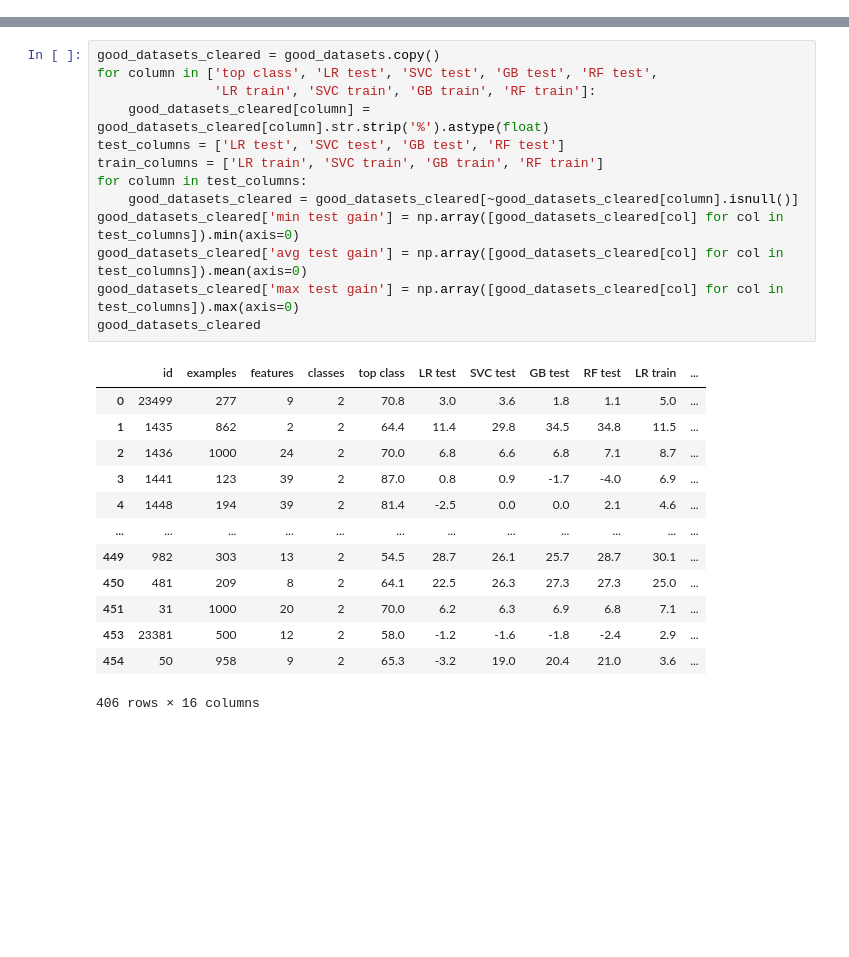
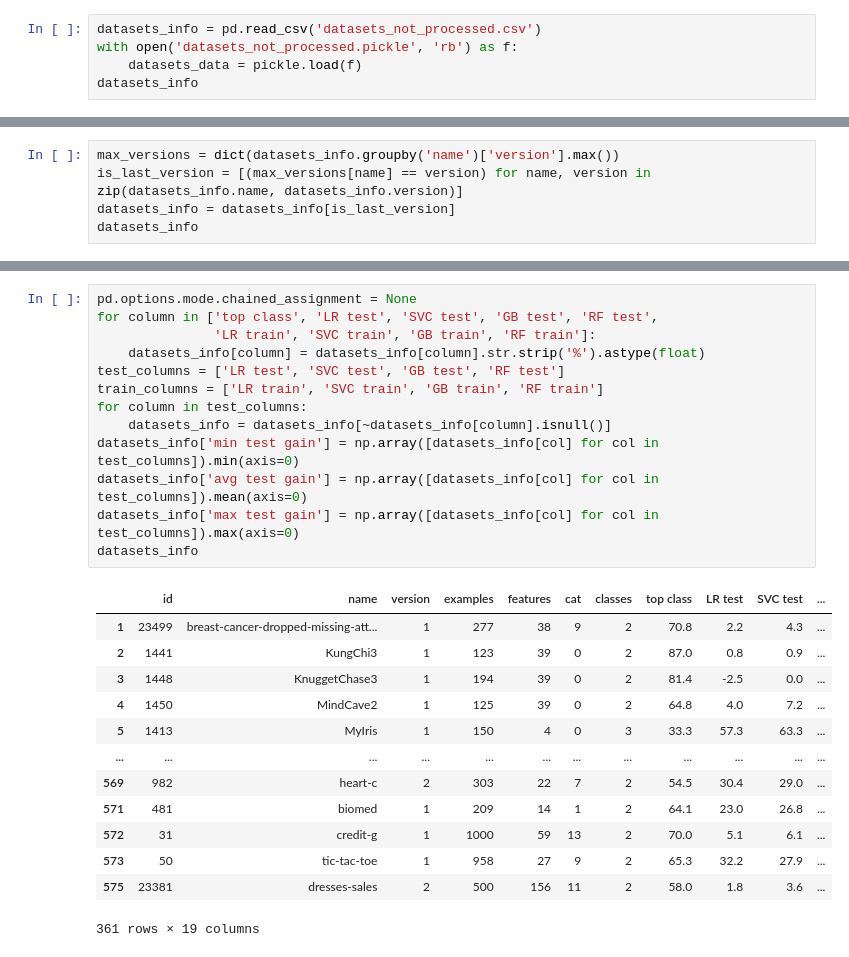
Before and after one commit to sedol1339/openml_datasets, a Jupyter notebook: OpenML.ipynb, the cells around one changed output, grey strips where cells are left out. Cells and saved outputs as stored; diff of their text form; blank space fills up the shorter version.

```diff
--- a/OpenML.ipynb
+++ b/OpenML.ipynb
@@ -192,0 +218,5 @@ good_datasets
+# %%
+datasets_info = pd.read_csv('datasets_not_processed.csv')
+with open('datasets_not_processed.pickle', 'rb') as f:
+    datasets_data = pickle.load(f)
+datasets_info
@@ -192,0 +237,5 @@ good_datasets
+# %%
+max_versions = dict(datasets_info.groupby('name')['version'].max())
+is_last_version = [(max_versions[name] == version) for name, version in zip(datasets_info.name, datasets_info.version)]
+datasets_info = datasets_info[is_last_version]
+datasets_info
@@ -193,29 +256,29 @@ good_datasets
 # %%
-good_datasets_cleared = good_datasets.copy()
+pd.options.mode.chained_assignment = None
 for column in ['top class', 'LR test', 'SVC test', 'GB test', 'RF test',
                'LR train', 'SVC train', 'GB train', 'RF train']:
-    good_datasets_cleared[column] = good_datasets_cleared[column].str.strip('%').astype(float)
+    datasets_info[column] = datasets_info[column].str.strip('%').astype(float)
 test_columns = ['LR test', 'SVC test', 'GB test', 'RF test']
 train_columns = ['LR train', 'SVC train', 'GB train', 'RF train']
 for column in test_columns:
-    good_datasets_cleared = good_datasets_cleared[~good_datasets_cleared[column].isnull()]
-good_datasets_cleared['min test gain'] = np.array([good_datasets_cleared[col] for col in test_columns]).min(axis=0)
-good_datasets_cleared['avg test gain'] = np.array([good_datasets_cleared[col] for col in test_columns]).mean(axis=0)
-good_datasets_cleared['max test gain'] = np.array([good_datasets_cleared[col] for col in test_columns]).max(axis=0)
-good_datasets_cleared
+    datasets_info = datasets_info[~datasets_info[column].isnull()]
+datasets_info['min test gain'] = np.array([datasets_info[col] for col in test_columns]).min(axis=0)
+datasets_info['avg test gain'] = np.array([datasets_info[col] for col in test_columns]).mean(axis=0)
+datasets_info['max test gain'] = np.array([datasets_info[col] for col in test_columns]).max(axis=0)
+datasets_info
 # %% [output]
-|  | id | examples | features | classes | top class | LR test | SVC test | GB test | RF test | LR train | ... |
-| 0 | 23499 | 277 | 9 | 2 | 70.8 | 3.0 | 3.6 | 1.8 | 1.1 | 5.0 | ... |
-| 1 | 1435 | 862 | 2 | 2 | 64.4 | 11.4 | 29.8 | 34.5 | 34.8 | 11.5 | ... |
-| 2 | 1436 | 1000 | 24 | 2 | 70.0 | 6.8 | 6.6 | 6.8 | 7.1 | 8.7 | ... |
-| 3 | 1441 | 123 | 39 | 2 | 87.0 | 0.8 | 0.9 | -1.7 | -4.0 | 6.9 | ... |
-| 4 | 1448 | 194 | 39 | 2 | 81.4 | -2.5 | 0.0 | 0.0 | 2.1 | 4.6 | ... |
+|  | id | name | version | examples | features | cat | classes | top class | LR test | SVC test | ... |
+| 1 | 23499 | breast-cancer-dropped-missing-att... | 1 | 277 | 38 | 9 | 2 | 70.8 | 2.2 | 4.3 | ... |
+| 2 | 1441 | KungChi3 | 1 | 123 | 39 | 0 | 2 | 87.0 | 0.8 | 0.9 | ... |
+| 3 | 1448 | KnuggetChase3 | 1 | 194 | 39 | 0 | 2 | 81.4 | -2.5 | 0.0 | ... |
+| 4 | 1450 | MindCave2 | 1 | 125 | 39 | 0 | 2 | 64.8 | 4.0 | 7.2 | ... |
+| 5 | 1413 | MyIris | 1 | 150 | 4 | 0 | 3 | 33.3 | 57.3 | 63.3 | ... |
 | ... | ... | ... | ... | ... | ... | ... | ... | ... | ... | ... | ... |
-| 449 | 982 | 303 | 13 | 2 | 54.5 | 28.7 | 26.1 | 25.7 | 28.7 | 30.1 | ... |
-| 450 | 481 | 209 | 8 | 2 | 64.1 | 22.5 | 26.3 | 27.3 | 27.3 | 25.0 | ... |
-| 451 | 31 | 1000 | 20 | 2 | 70.0 | 6.2 | 6.3 | 6.9 | 6.8 | 7.1 | ... |
-| 453 | 23381 | 500 | 12 | 2 | 58.0 | -1.2 | -1.6 | -1.8 | -2.4 | 2.9 | ... |
-| 454 | 50 | 958 | 9 | 2 | 65.3 | -3.2 | 19.0 | 20.4 | 21.0 | 3.6 | ... |
+| 569 | 982 | heart-c | 2 | 303 | 22 | 7 | 2 | 54.5 | 30.4 | 29.0 | ... |
+| 571 | 481 | biomed | 1 | 209 | 14 | 1 | 2 | 64.1 | 23.0 | 26.8 | ... |
+| 572 | 31 | credit-g | 1 | 1000 | 59 | 13 | 2 | 70.0 | 5.1 | 6.1 | ... |
+| 573 | 50 | tic-tac-toe | 1 | 958 | 27 | 9 | 2 | 65.3 | 32.2 | 27.9 | ... |
+| 575 | 23381 | dresses-sales | 2 | 500 | 156 | 11 | 2 | 58.0 | 1.8 | 3.6 | ... |
-406 rows × 16 columns
+361 rows × 19 columns
 # %%
 plt.figure(figsize=(10, 3))
```
Also changed, not shown: parts of 16 cells of this notebook, 2 other files.
